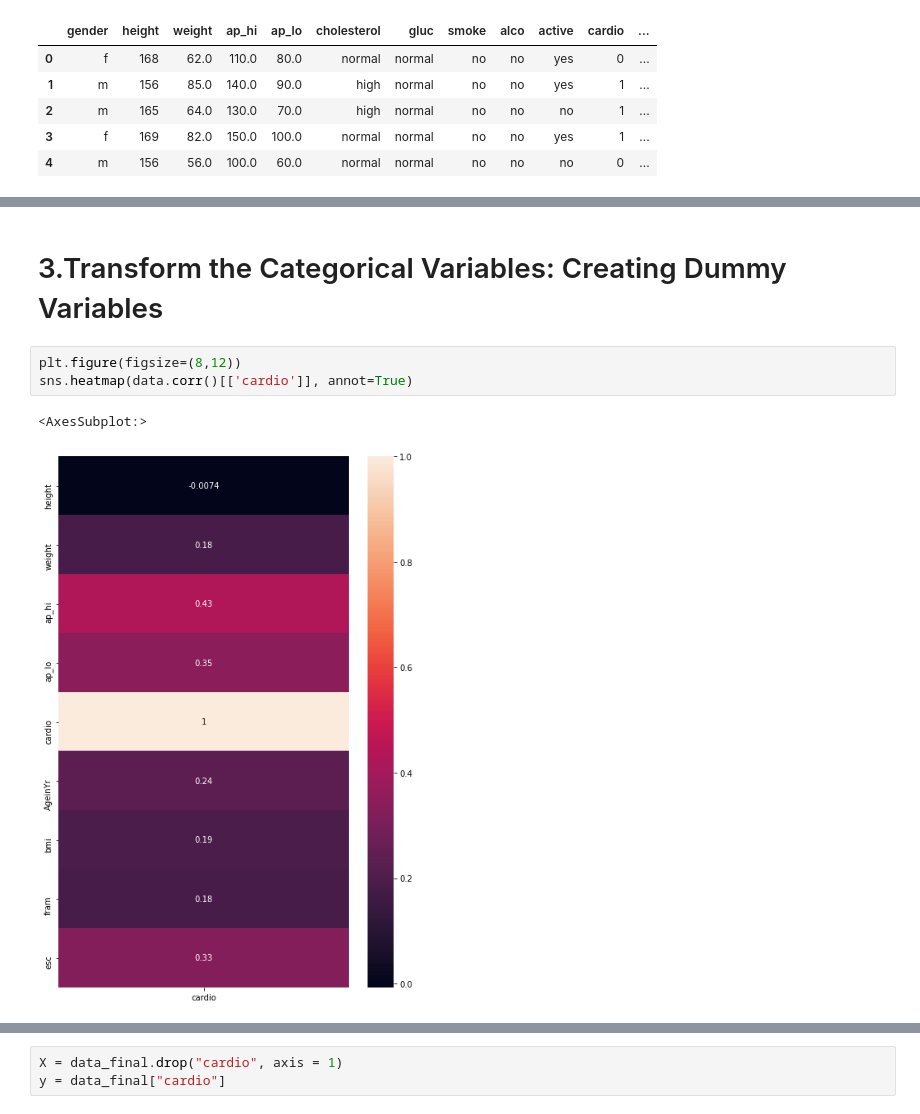
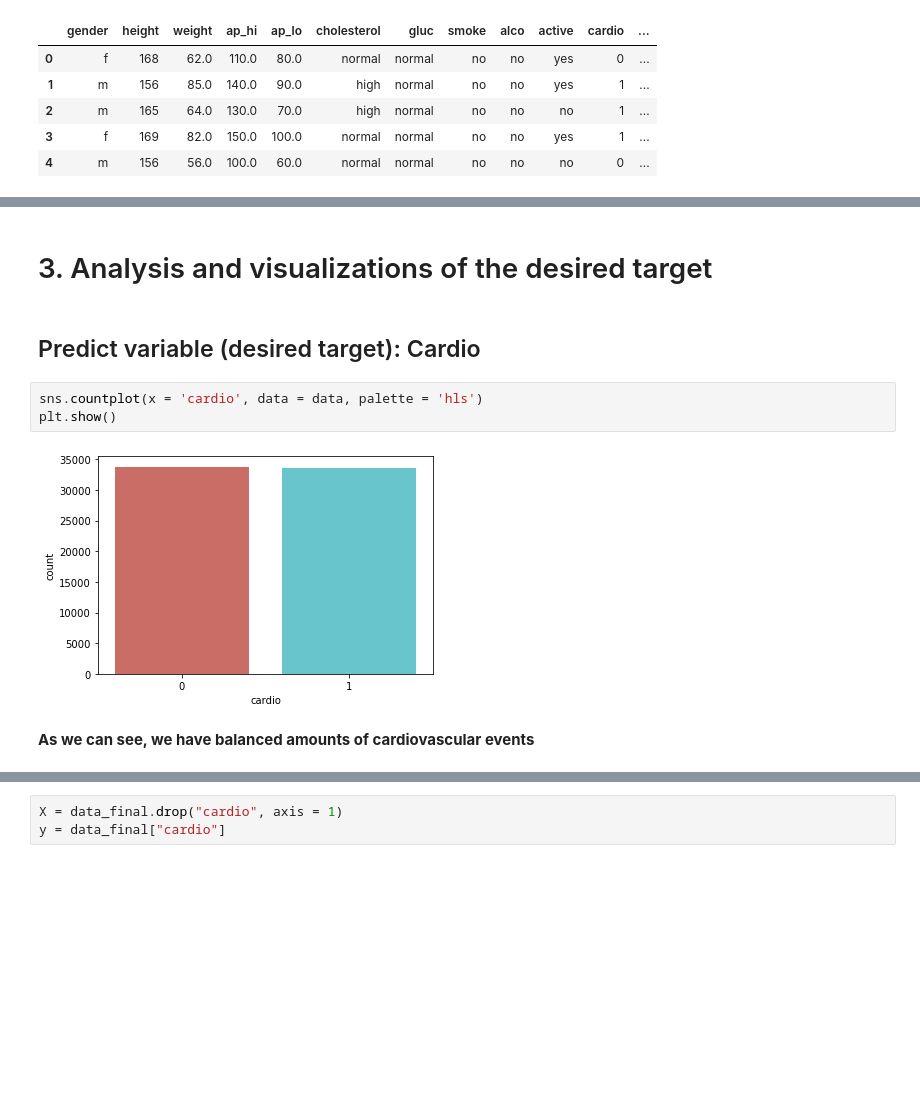
Before and after one commit to javisrv/Cardiovascular_event_prediction, a Jupyter notebook: scripts/RL.ipynb, the cells around one changed output, grey strips where cells are left out. Saved outputs shown, nothing was run; the diff lists cells and outputs as text; blank space fills up the shorter version.

```diff
--- a/scripts/RL.ipynb
+++ b/scripts/RL.ipynb
@@ -34,8 +30,11 @@ for c, ax in zip(data.columns[:-1], axes.flatten()):
-# %% [markdown]
-# 3.Transform the Categorical Variables: Creating Dummy Variables
-# %%
-plt.figure(figsize=(8,12))
-sns.heatmap(data.corr()[['cardio']], annot=True)
-# %% [output]
-<AxesSubplot:>
-[figure, removed]
+# %% [markdown]
+# 3. Analysis and visualizations of the desired target
+# %% [markdown]
+## Predict variable (desired target): Cardio
+# %%
+sns.countplot(x = 'cardio', data = data, palette = 'hls')
+plt.show()
+# %% [output]
+[figure, added]
+# %% [markdown]
+**As we can see, we have balanced  amounts of cardiovascular events**
```
Also changed, not shown: parts of 24 cells of this notebook, 1 other file.
